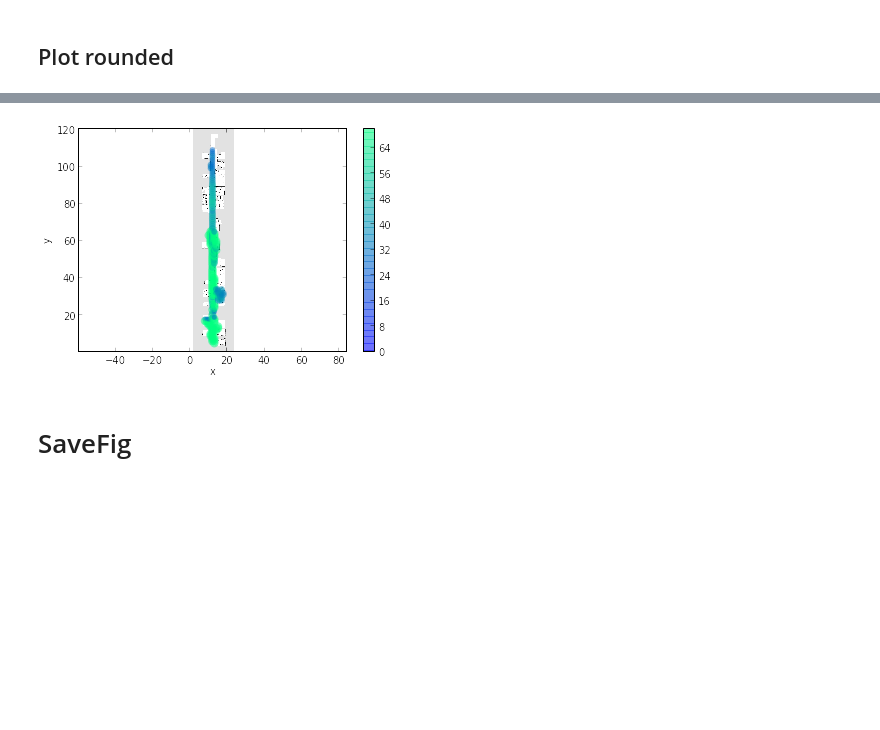
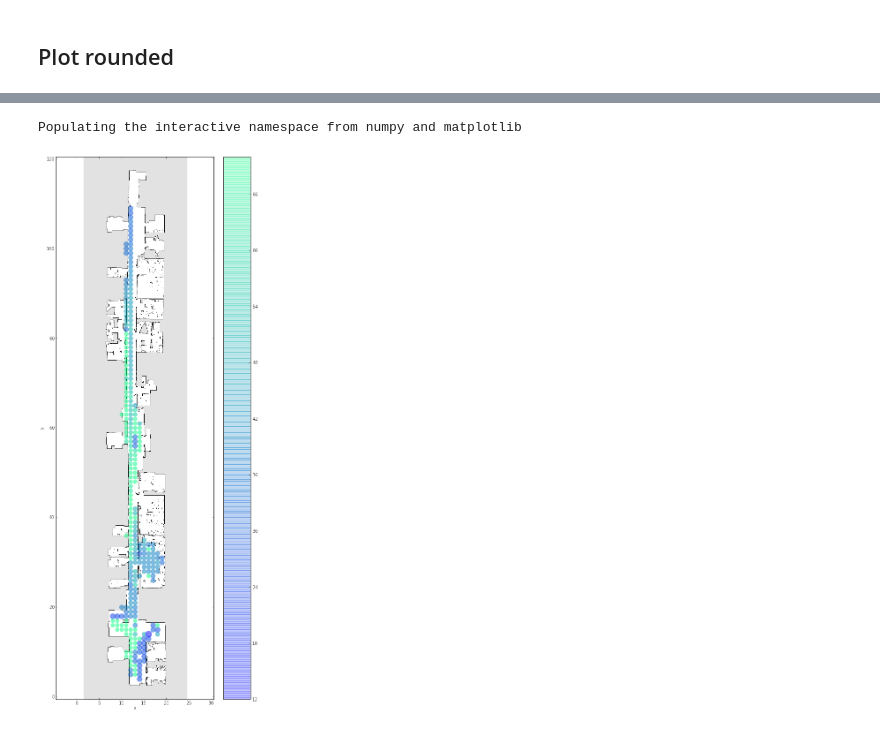
Before and after one commit to UC3MSocialRobots/robot_wardrive, a Jupyter notebook: data/Link Quality Plots.ipynb, the cells around one changed output, grey strips where cells are left out. Saved outputs shown, nothing was run; the diff lists cells and outputs as text; code cells hidden in the pictures; blank space fills up the shorter version.

Commit message:
Improvements to link_quality notebook
Now loads more than one bagy
Now shows bigger inline figures

```diff
--- a/data/Link Quality Plots.ipynb
+++ b/data/Link Quality Plots.ipynb
@@ -19,13 +19,33 @@ ls patrolling_2015-06-08/
 2015-06-08-10-52_google.csv   2015-06-08-15-42_google.bagy
 2015-06-08-10-52_mpc.bagy     2015-06-08-15-42_mpc.bagy
 2015-06-08-10-52_mpc.csv
+# %%
+def read_bagy(msg_type, bagy_name):
+    """Read a single bagy and return it as a pandas.DataFrame."""
+    msgs = None
+    with Bagy(bagy_name, 'r', msg_type) as bagy:
+        msgs = pd.DataFrame([(msg.pose.position.x, msg.pose.position.y, msg.link, msg.level, msg.noise) for msg in bagy], columns=columns)
+    return msgs
+
+def read_bagys(msg_type, *bagys):
+    """Read several bagys and return them as a pandas.DataFrame."""
+    dataframes = (read_bagy(msg_type, bagy) for bagy in bagys)
+    return pd.concat(list(dataframes))
+# %%
+columns=['x', 'y', 'link', 'level', 'noise']
+
+bagy_names = ['2015-05-28_signal_location.bagy',
+              'patrolling_2015-06-12/2015-06-12-12-11_signal_location.bagy']
+
+msgs = read_bagys(SignalLocation, *bagy_names)
+#msgs = msgs[msgs.x != 0.0]   # Remove values where x==0
 # %%
-msgs = None
-columns=['x', 'y', 'link', 'level', 'noise']
-# bagy_name = '2015-05-28_signal_location_trunkated.bagy'
-bagy_name = '2015-05-28_signal_location.bagy'
-with Bagy(bagy_name, 'r', SignalLocation) as bagy:
-    msgs = pd.DataFrame([(msg.pose.position.x, msg.pose.position.y, msg.link, msg.level, msg.noise) for msg in bagy], columns=columns)
+#msgs = None
+#columns=['x', 'y', 'link', 'level', 'noise']
+## bagy_name = '2015-05-28_signal_location_trunkated.bagy'
+#bagy_name = '2015-05-28_signal_location.bagy'
+#with Bagy(bagy_name, 'r', SignalLocation) as bagy:
+#    msgs = pd.DataFrame([(msg.pose.position.x, msg.pose.position.y, msg.link, msg.level, msg.noise) for msg in bagy], columns=columns)
 # %%
 msgs.head()
 # %% [output]
@@ -78,13 +94,16 @@ Populating the interactive namespace from numpy and matplotlib
+# %%
+%pylab inline
+pylab.rcParams['figure.figsize'] = (8.0, 22.0)
+# %% [output]
+Populating the interactive namespace from numpy and matplotlib
 # %%
 rounded.plot(kind='scatter', x='x', y='y', c='link',
-             s=rounded.link, linewidth=0, alpha=0.5,
+             s=800/np.sqrt(rounded.link), linewidth=0, alpha=0.5,
              grid=None, cmap="winter")  # cmap=*_r is reversed version of the cmap
 img = plt.imread('roboticslab_complete_clean.png')
 implot = plt.imshow(img, extent=extent, cmap='Greys_r')
 axes().set_aspect('equal', 'datalim')
 plt.grid(b=None)
-#plt.savefig('wifi_coverage.pdf', grid=None, transparent=False, dpi=300)
+plt.savefig('wifi_coverage.pdf', grid=None, transparent=False, dpi=300)
 # %% [output]
-[figure, old version]
+[figure, new version]
-# %% [markdown]
-# SaveFig
```
Also changed, not shown: parts of 5 cells of this notebook, 1 other file.
